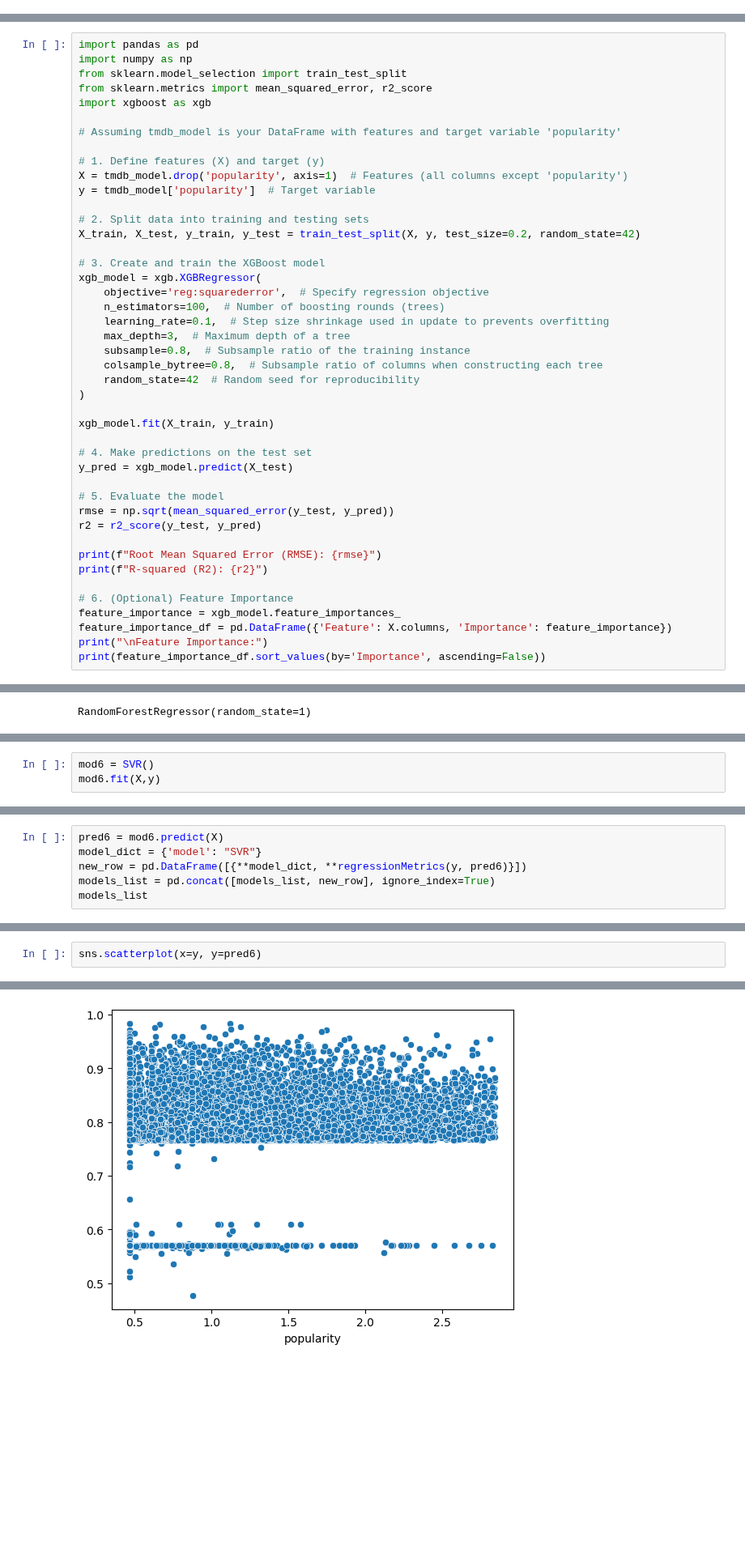
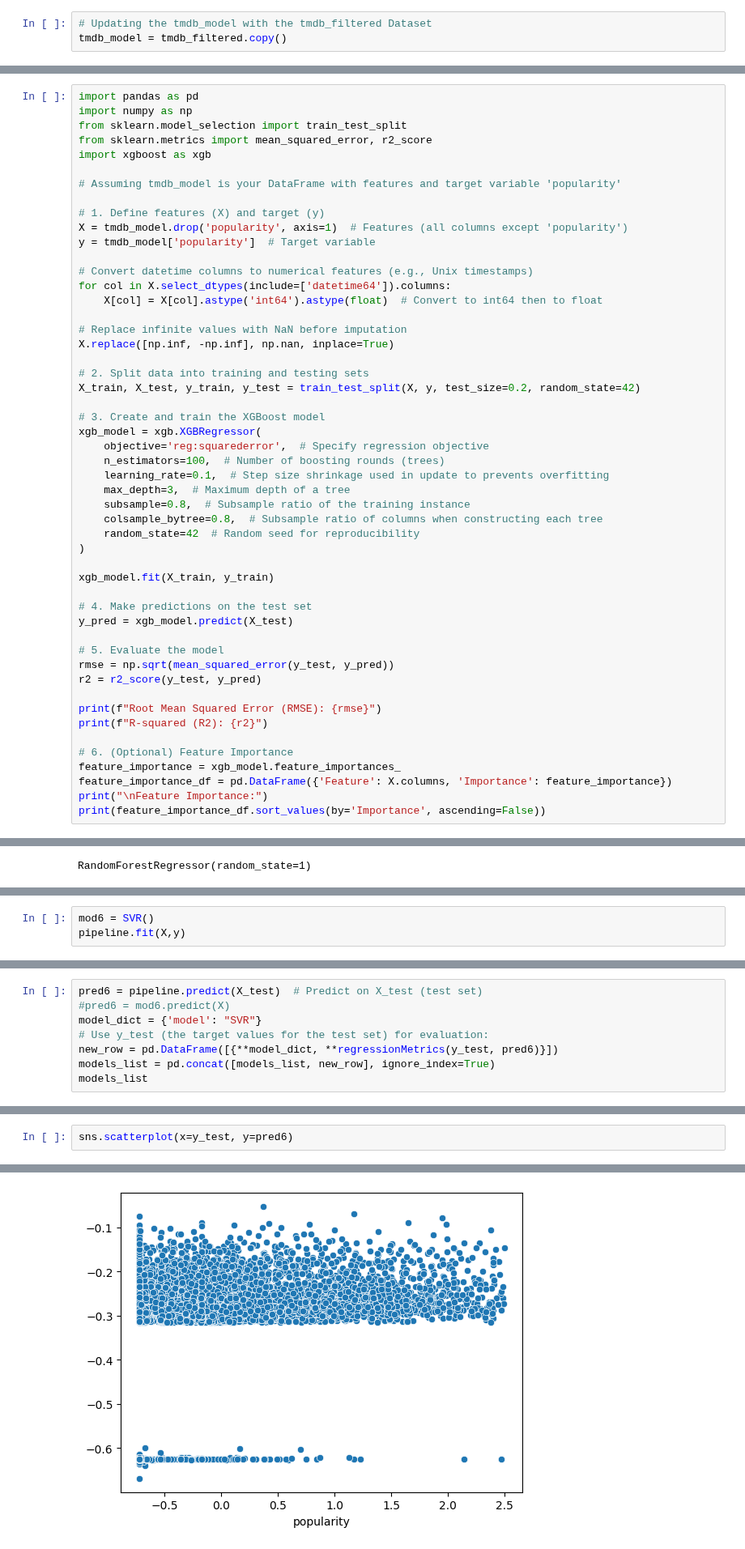
Before and after one commit to Elbx88/ML-Model-Perdiction, a Jupyter notebook: Project_ML_Models_Erez_Levy_TMDB_6.ipynb, the cells around one changed output, grey strips where cells are left out. Shown at 81% size. Saved outputs shown, nothing was run; the diff lists cells and outputs as text; blank space fills up the shorter version.

```diff
--- a/Project_ML_Models_Erez_Levy_TMDB_6.ipynb
+++ b/Project_ML_Models_Erez_Levy_TMDB_6.ipynb
@@ -111,3 +111,6 @@ tmdb_model loaded from /content/drive/My Drive/1pBDwupkA4bAYBLsQilnu8YrNra72QfKz
 In machine learning, imbalanced datasets refer to datasets where the distribution of classes is not equal. This means that one class (the majority class) has significantly more instances than another class (the minority class). This imbalance can pose a challenge for training machine learning models because the model might become biased towards the majority class and perform poorly on the minority class.
 
 To address this issue, various imbalance techniques are used to rebalance the dataset or adjust the learning process to improve the model's performance on the minority class. Here are some common imbalance techniques:
+# %%
+# Updating the tmdb_model with the tmdb_filtered Dataset
+tmdb_model = tmdb_filtered.copy()
@@ -574,6 +827,13 @@ import xgboost as xgb
 # 1. Define features (X) and target (y)
 X = tmdb_model.drop('popularity', axis=1)  # Features (all columns except 'popularity')
 y = tmdb_model['popularity']  # Target variable
+
+# Convert datetime columns to numerical features (e.g., Unix timestamps)
+for col in X.select_dtypes(include=['datetime64']).columns:
+    X[col] = X[col].astype('int64').astype(float)  # Convert to int64 then to float
+
+# Replace infinite values with NaN before imputation
+X.replace([np.inf, -np.inf], np.nan, inplace=True)
 
 # 2. Split data into training and testing sets
 X_train, X_test, y_train, y_test = train_test_split(X, y, test_size=0.2, random_state=42)
@@ -804,4 +1260,4 @@ The Support Vector Regressor (SVR) is a powerful machine learning algorithm used
 # %%
 mod6 = SVR()
-mod6.fit(X,y)
+pipeline.fit(X,y)
 # %% [output]
@@ -809,7 +1265,9 @@ SVR()
 # %%
-pred6 = mod6.predict(X)
+pred6 = pipeline.predict(X_test)  # Predict on X_test (test set)
+#pred6 = mod6.predict(X)
 model_dict = {'model': "SVR"}
-new_row = pd.DataFrame([{**model_dict, **regressionMetrics(y, pred6)}])
+# Use y_test (the target values for the test set) for evaluation:
+new_row = pd.DataFrame([{**model_dict, **regressionMetrics(y_test, pred6)}])
 models_list = pd.concat([models_list, new_row], ignore_index=True)
 models_list
 # %% [output]
@@ -823,8 +1281,8 @@ models_list
 # %%
-sns.scatterplot(x=y, y=pred6)
+sns.scatterplot(x=y_test, y=pred6)
 # %% [output]
 <Axes: xlabel='popularity'>
-[figure, old version]
+[figure, new version]
 # %% [markdown]
 # XGBoost Regressor
 # %%
```
Also changed, not shown: parts of 75 cells of this notebook.
